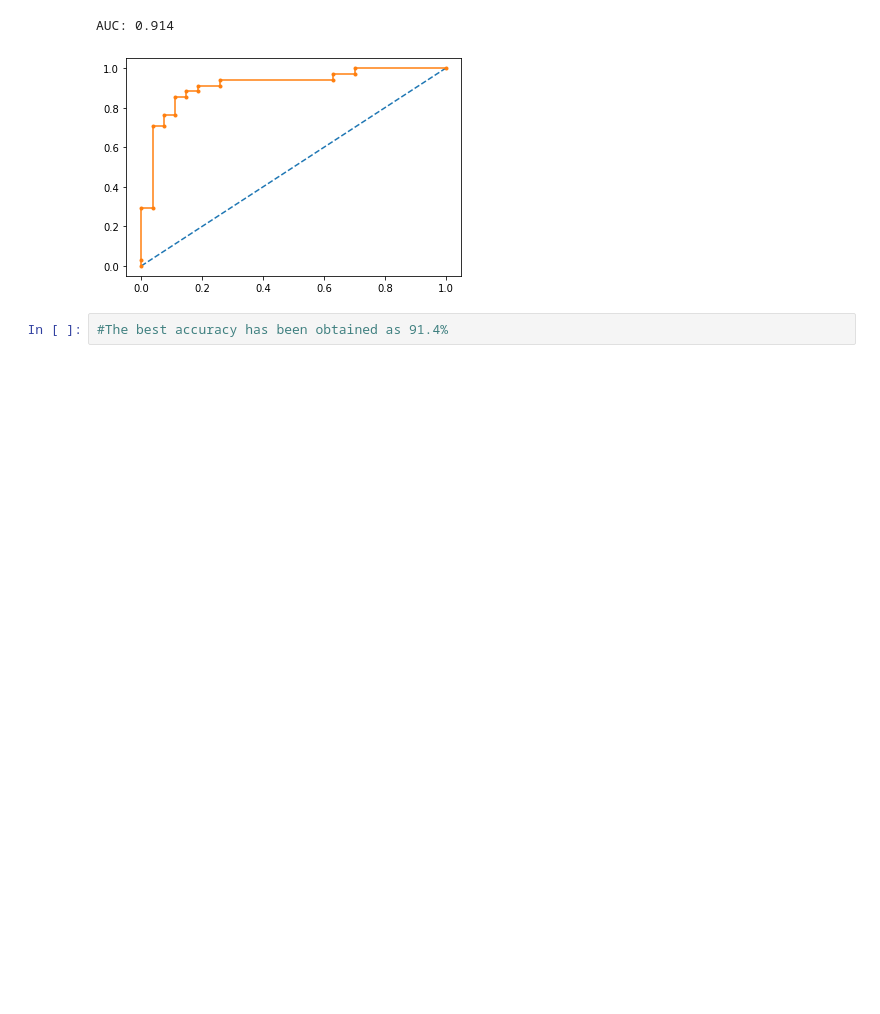
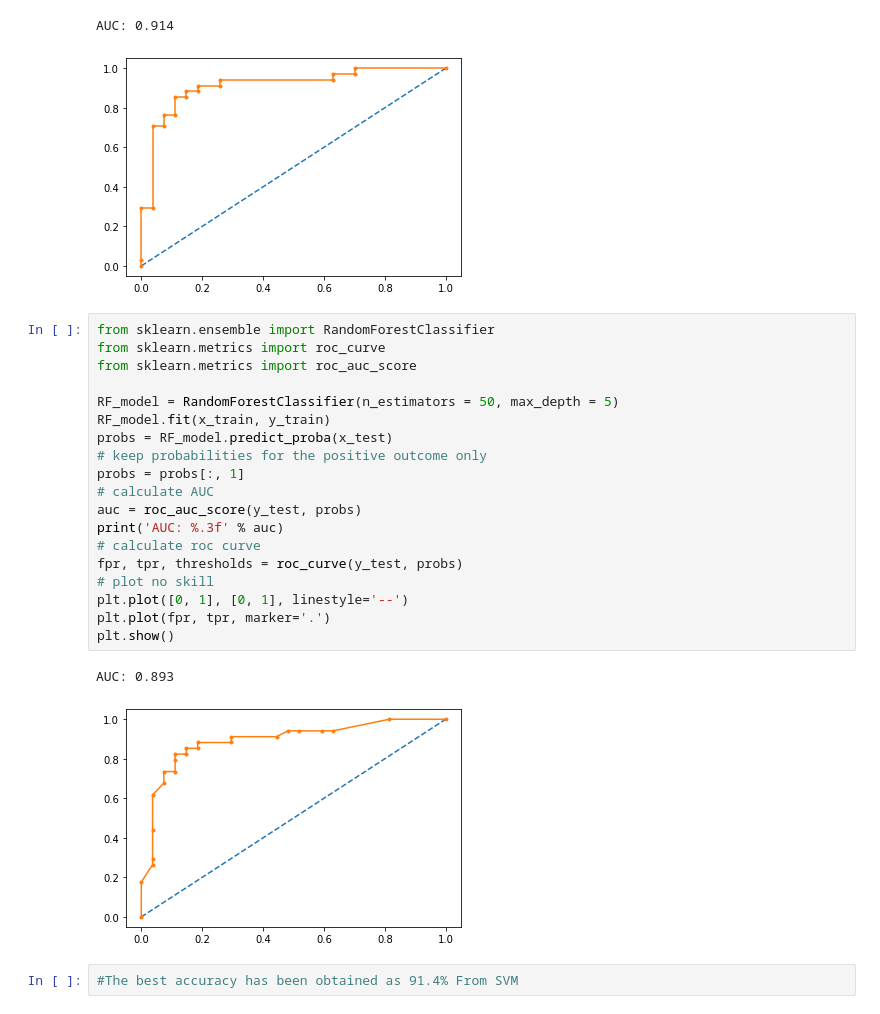
Before and after one commit to jahidkhandaker/HeartDiseasePrediction, a Jupyter notebook: jahidkhandaker/HeartDiseasePrediction.ipynb, the cells around one changed output. Drawn from its saved outputs; the diff is of its cells as text; blank space fills up the shorter version.

Commit message:
The best accuracy is 91.4% using SVM

```diff
--- a/jahidkhandaker/HeartDiseasePrediction.ipynb
+++ b/jahidkhandaker/HeartDiseasePrediction.ipynb
@@ -405,5 +405,27 @@ plt.show()
 # %% [output]
 AUC: 0.914
 [figure]
+# %%
+from sklearn.ensemble import RandomForestClassifier
+from sklearn.metrics import roc_curve
+from sklearn.metrics import roc_auc_score
+
+RF_model = RandomForestClassifier(n_estimators = 50, max_depth = 5)
+RF_model.fit(x_train, y_train)
+probs = RF_model.predict_proba(x_test)
+# keep probabilities for the positive outcome only
+probs = probs[:, 1]
+# calculate AUC
+auc = roc_auc_score(y_test, probs)
+print('AUC: %.3f' % auc)
+# calculate roc curve
+fpr, tpr, thresholds = roc_curve(y_test, probs)
+# plot no skill
+plt.plot([0, 1], [0, 1], linestyle='--')
+plt.plot(fpr, tpr, marker='.')
+plt.show()
+# %% [output]
+AUC: 0.893
+[figure, added]
 # %%
-#The best accuracy has been obtained as 91.4%
+#The best accuracy has been obtained as 91.4% From SVM
```
